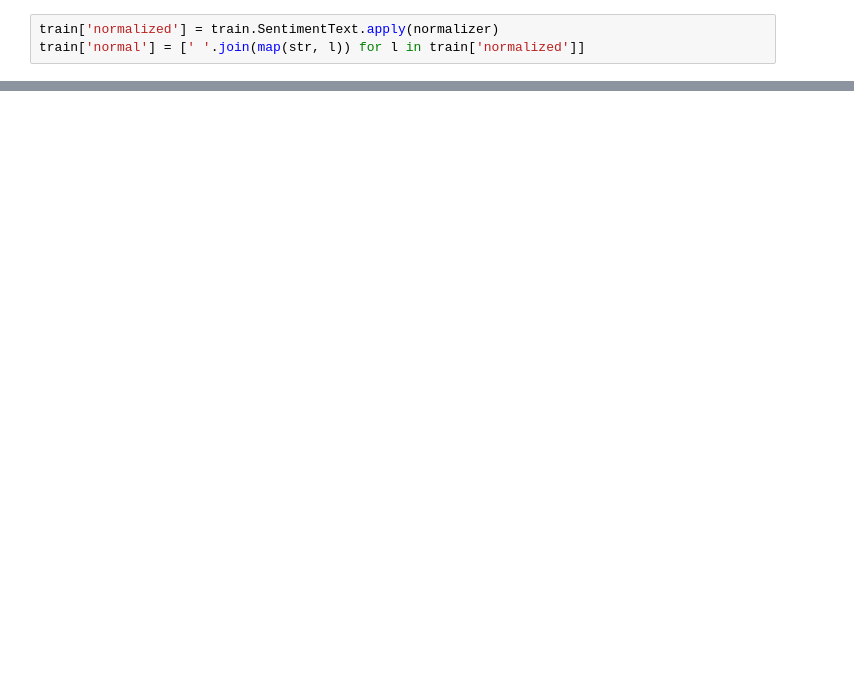
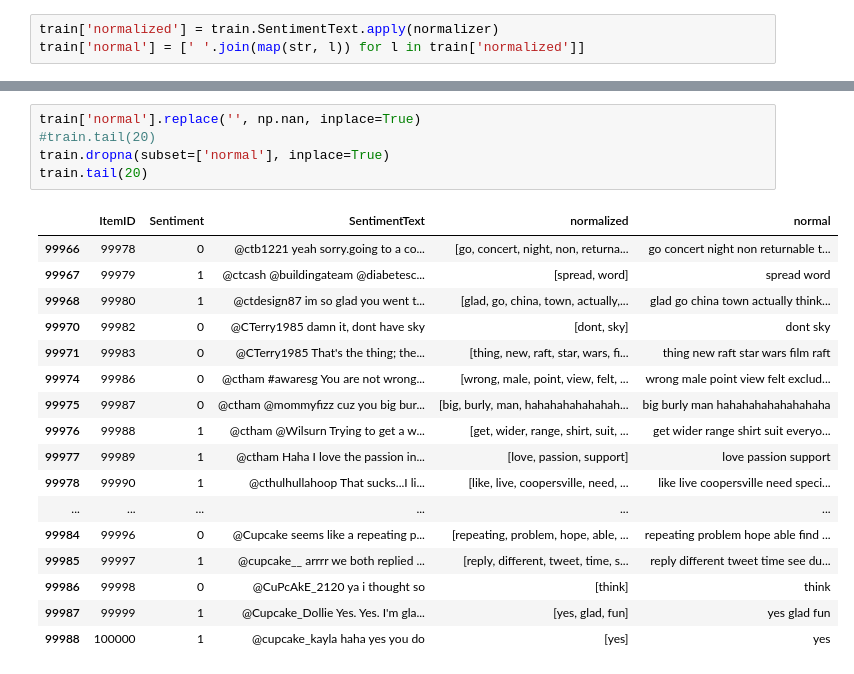
Before and after one commit to josegpl/HateSpeech_Classification, a Jupyter notebook: scn.ipynb, the cells around one changed output, grey strips where cells are left out. Drawn from its saved outputs; the diff is of its cells as text; blank space fills up the shorter version.

```diff
--- a/scn.ipynb
+++ b/scn.ipynb
@@ -80,0 +99,23 @@ train.head()
+# %%
+train['normal'].replace('', np.nan, inplace=True)
+#train.tail(20)
+train.dropna(subset=['normal'], inplace=True)
+train.tail(20)
+# %% [output]
+|  | ItemID | Sentiment | SentimentText | normalized | normal |
+| 99966 | 99978 | 0 | @ctb1221 yeah sorry.going to a co... | [go, concert, night, non, returna... | go concert night non returnable t... |
+| 99967 | 99979 | 1 | @ctcash @buildingateam @diabetesc... | [spread, word] | spread word |
+| 99968 | 99980 | 1 | @ctdesign87 im so glad you went t... | [glad, go, china, town, actually,... | glad go china town actually think... |
+| 99970 | 99982 | 0 | @CTerry1985 damn it, dont have sky | [dont, sky] | dont sky |
+| 99971 | 99983 | 0 | @CTerry1985 That's the thing; the... | [thing, new, raft, star, wars, fi... | thing new raft star wars film raft |
+| 99974 | 99986 | 0 | @ctham #awaresg You are not wrong... | [wrong, male, point, view, felt, ... | wrong male point view felt exclud... |
+| 99975 | 99987 | 0 | @ctham @mommyfizz cuz you big bur... | [big, burly, man, hahahahahahahah... | big burly man hahahahahahahahaha |
+| 99976 | 99988 | 1 | @ctham @Wilsurn Trying to get a w... | [get, wider, range, shirt, suit, ... | get wider range shirt suit everyo... |
+| 99977 | 99989 | 1 | @ctham Haha I love the passion in... | [love, passion, support] | love passion support |
+| 99978 | 99990 | 1 | @cthulhullahoop That sucks...I li... | [like, live, coopersville, need, ... | like live coopersville need speci... |
+| ... | ... | ... | ... | ... | ... |
+| 99984 | 99996 | 0 | @Cupcake seems like a repeating p... | [repeating, problem, hope, able, ... | repeating problem hope able find ... |
+| 99985 | 99997 | 1 | @cupcake__ arrrr we both replied ... | [reply, different, tweet, time, s... | reply different tweet time see du... |
+| 99986 | 99998 | 0 | @CuPcAkE_2120 ya i thought so | [think] | think |
+| 99987 | 99999 | 1 | @Cupcake_Dollie Yes. Yes. I'm gla... | [yes, glad, fun] | yes glad fun |
+| 99988 | 100000 | 1 | @cupcake_kayla haha yes you do | [yes] | yes |
```
Also changed, not shown: parts of 20 cells of this notebook.
